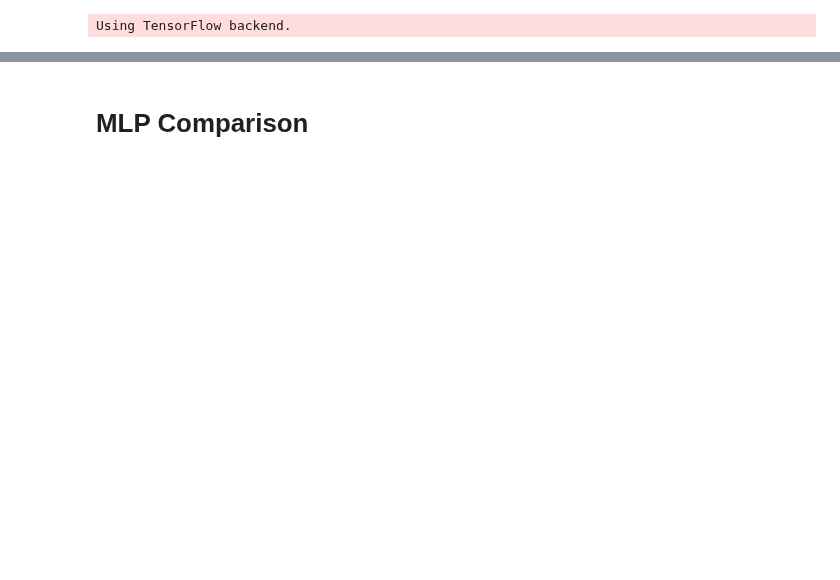
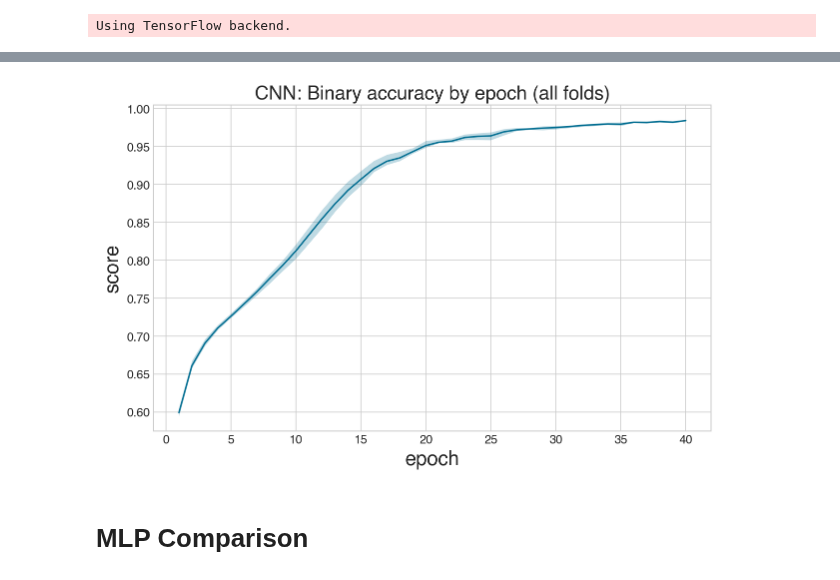
Before and after one commit to SMU-ML-2017/Project7, a Jupyter notebook: Project7.ipynb, the cells around one changed output, grey strips where cells are left out. Drawn from its saved outputs; the diff is of its cells as text; code cells hidden in the pictures; blank space fills up the shorter version.

```diff
--- a/Project7.ipynb
+++ b/Project7.ipynb
@@ -622,8 +621,10 @@ def average_line(data, plot_quartiles=True, color='#016d91'):
 # %%
 average_line(accs)
 plt.xlabel('epoch')
 plt.ylabel('score')
-plt.title('Binary accuracy by epoch (all folds)');
+plt.title('CNN: Binary accuracy by epoch (all folds)');
+# %% [output]
+[figure, added]
 # %% [markdown]
 # MLP Comparison
 # %%
```
Also changed, not shown: parts of 11 cells of this notebook, 2 other files.
